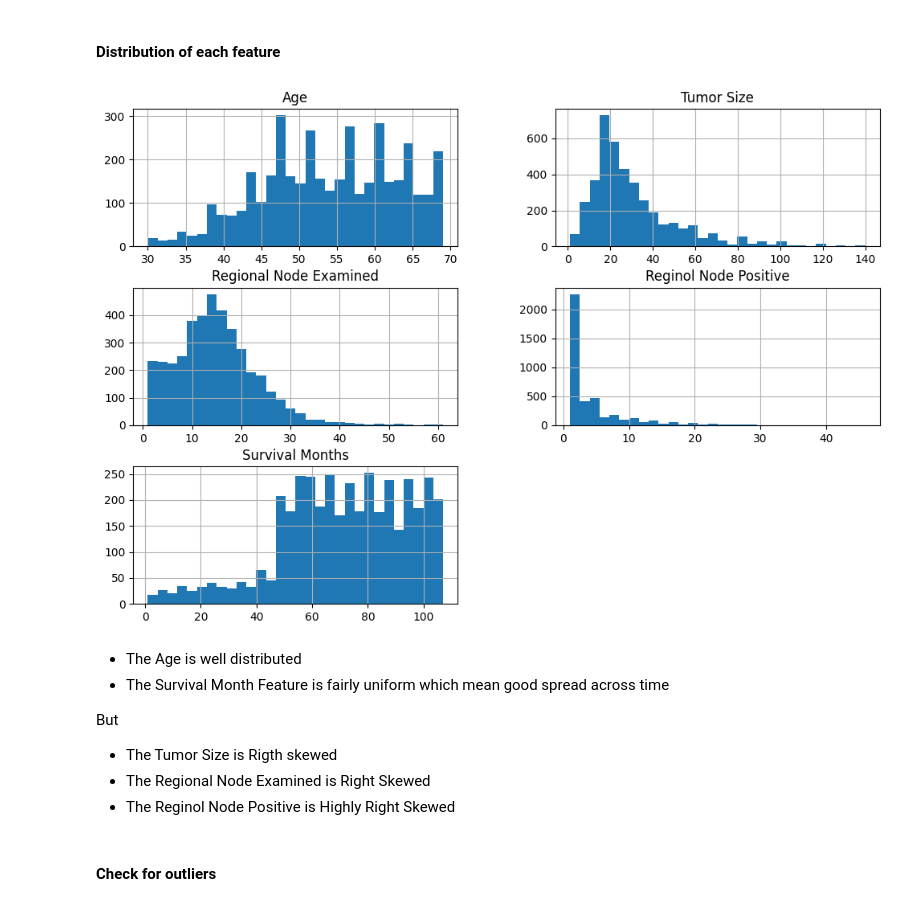
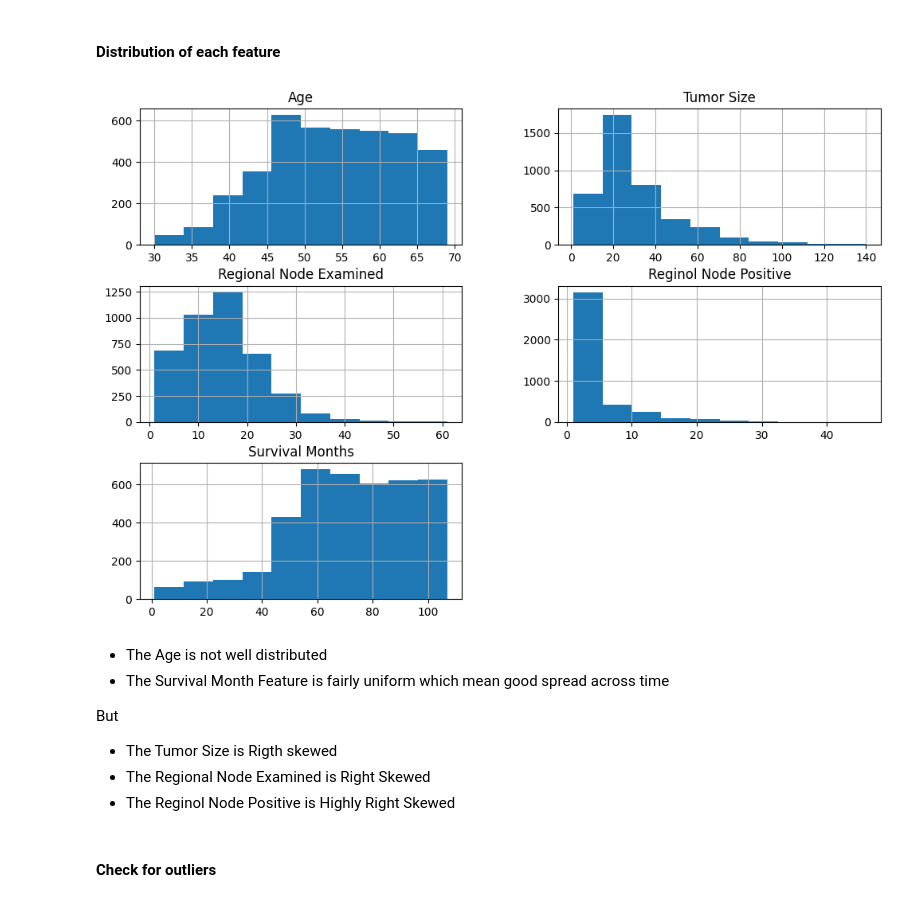
Before and after one commit to lyhengchhen/breast_cancer_detection, a Jupyter notebook: src/eda.ipynb, the cells around one changed output. Drawn from its saved outputs; the diff is of its cells as text; code cells hidden in the pictures.

```diff
--- a/src/eda.ipynb
+++ b/src/eda.ipynb
@@ -200,12 +271,12 @@ ModuleNotFoundError: No module named 'statsmodels'
 #### Distribution of each feature
 # %%
 # Distribution of each feature
-df_numeric.hist(figsize=(12, 8), bins=30)
+df_numeric.hist(figsize=(12, 8), bins=10)
 plt.show()
 # %% [output]
-[figure, old version]
+[figure, new version]
 # %% [markdown]
-- The Age is well distributed
+- The Age is not well distributed
 - The Survival Month Feature is fairly uniform which mean good spread across time
 
 But
```
Also changed, not shown: parts of 18 cells of this notebook, 1 other file.
